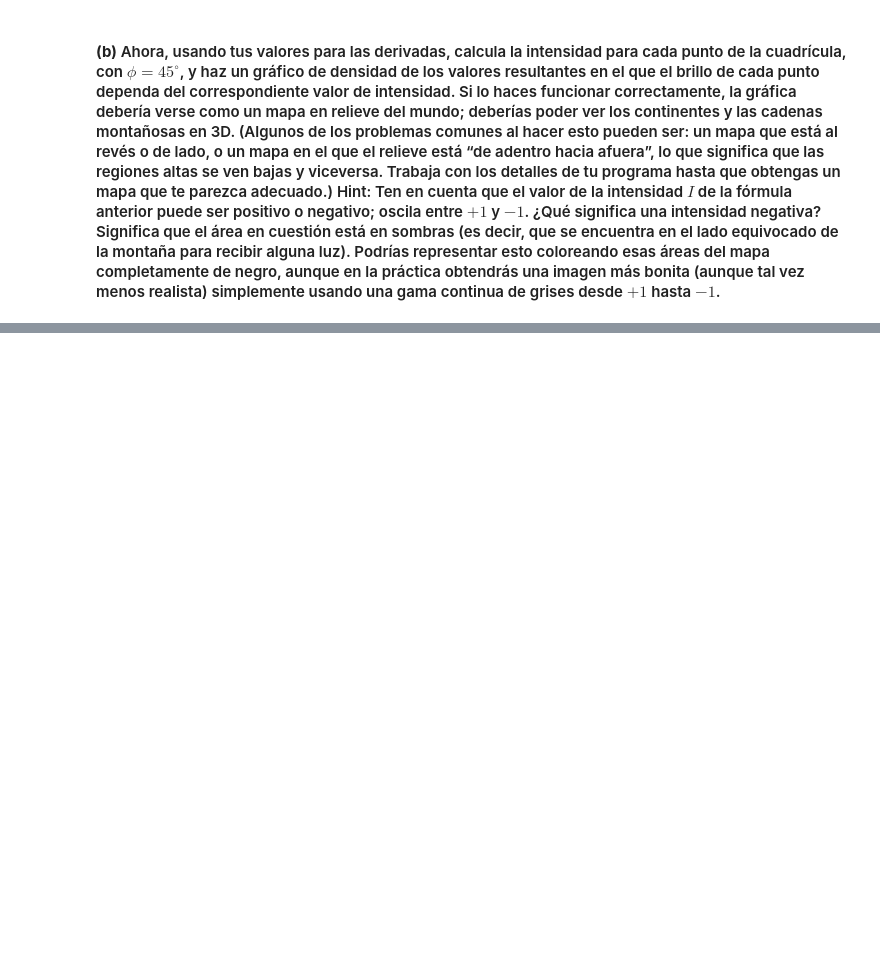
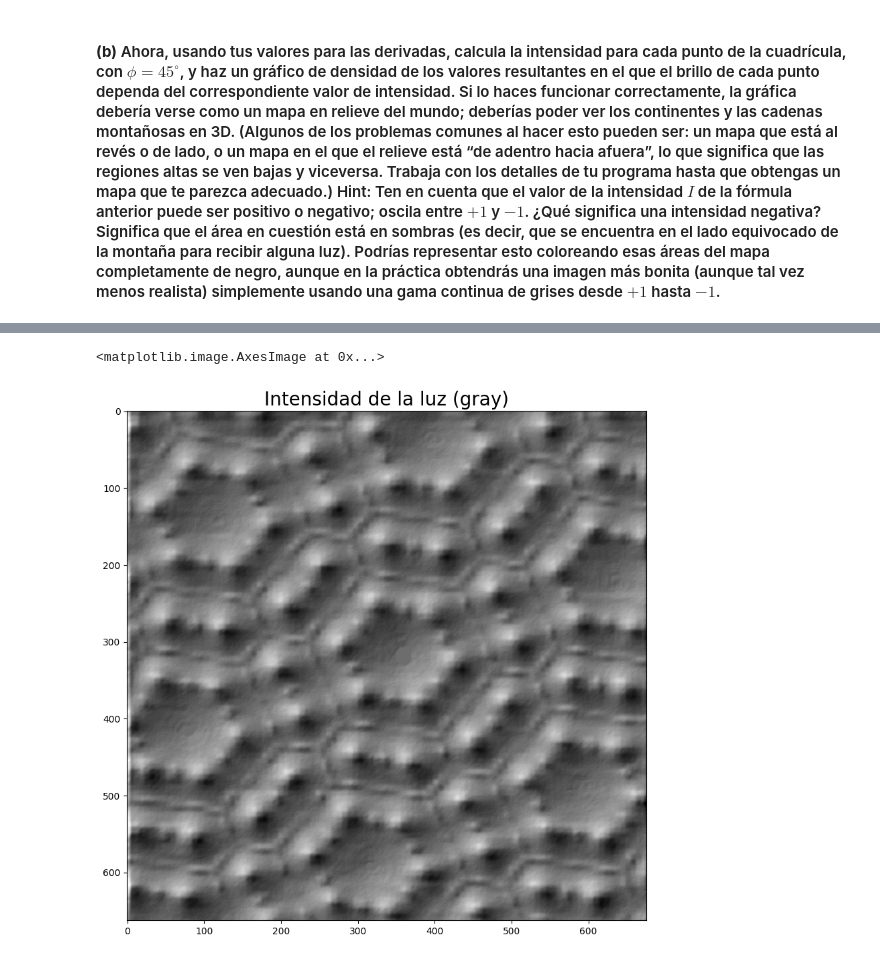
Before and after one commit to Alexi5omg/CLASE, a Jupyter notebook: Tareas/Práctica_3.ipynb, the cells around one changed output, grey strips where cells are left out. Drawn from its saved outputs; the diff is of its cells as text; code cells hidden in the pictures; blank space fills up the shorter version.

```diff
--- a/Tareas/Práctica_3.ipynb
+++ b/Tareas/Práctica_3.ipynb
@@ -727,0 +803,3 @@ $$ I =
+# %%
+datos2 = pd.read_csv("stm.txt",sep=" ",header=None)
+datos2
@@ -727,0 +820,37 @@ $$ I =
+# %%
+datos2 = datos2.to_numpy()  # o también .values
+# %%
+h = 2.5
+ny, nx = datos2.shape
+dy = np.zeros_like(datos2)
+
+
+# Parte central con diferencia centrada
+dy[1:-1, :] = (datos2[2:, :] - datos2[:-2, :]) / (2 * h)
+
+# Bordes
+dy[0, :] = (datos2[1, :] - datos2[0, :]) / h
+dy[-1, :] = (datos2[-1, :] - datos2[-2, :]) / h
+
+dx = np.zeros_like(datos2)
+
+# Parte central con diferencia centrada
+dx[:, 1:-1] = (datos2[:, 2:] - datos2[:, :-2]) / (2 * h)
+
+# Bordes
+dx[:, 0] = (datos2[:, 1] - datos2[:, 0]) / h
+dx[:, -1] = (datos2[:, -1] - datos2[:, -2]) / h
+# %%
+# def I2(wx,wy,phi):
+#   a = np.cos(phi)*wx + np.sin(phi)*wy
+#   b = np.sqrt(wx**2 + wy**2 + 1)
+#   return a/b
+
+graf = I2(dx,dy,np.pi/4)
+
+pl.figure(figsize=(10,10))
+pl.title("Intensidad de la luz (gray)",fontsize=20)
+pl.imshow(graf,cmap='gray')
+# %% [output]
+<matplotlib.image.AxesImage at 0x...>
+[figure, added]
```
Also changed, not shown: parts of 8 cells of this notebook.
